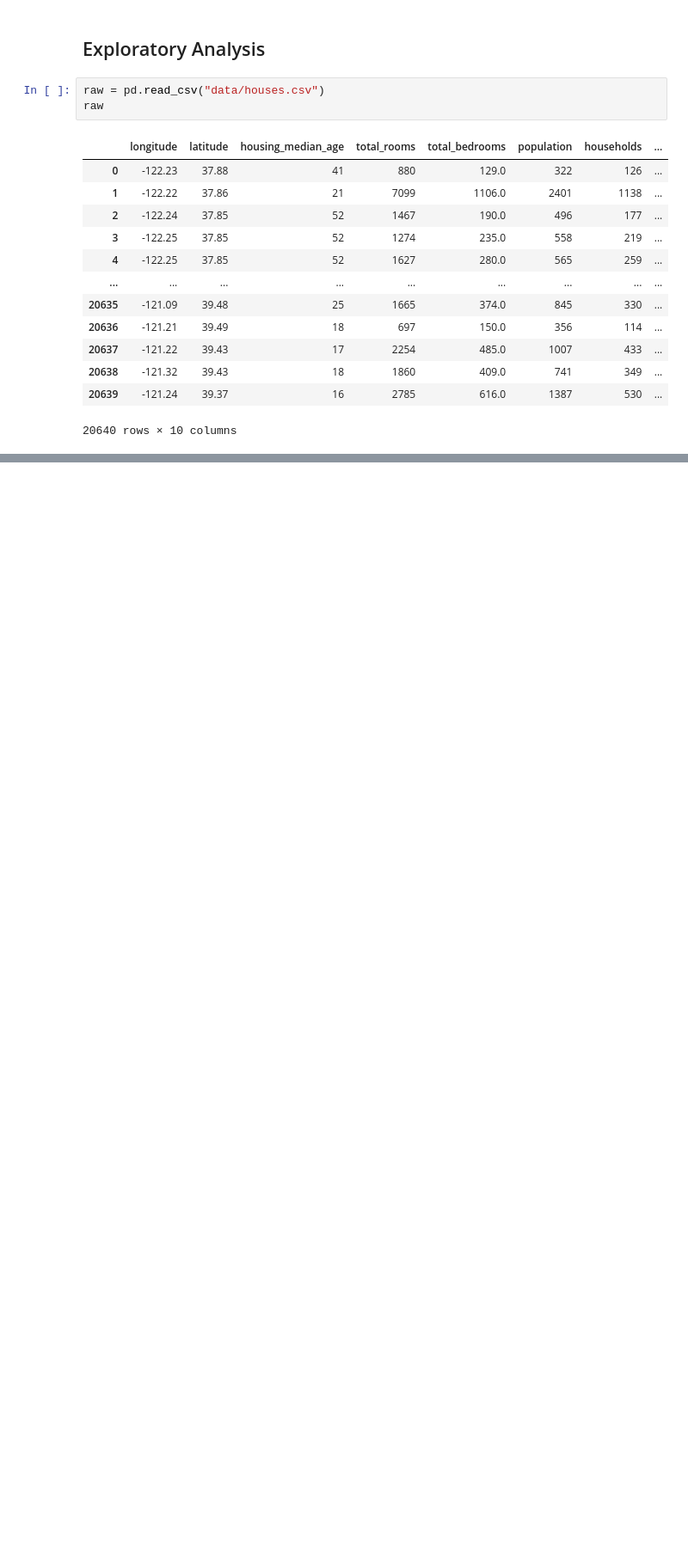
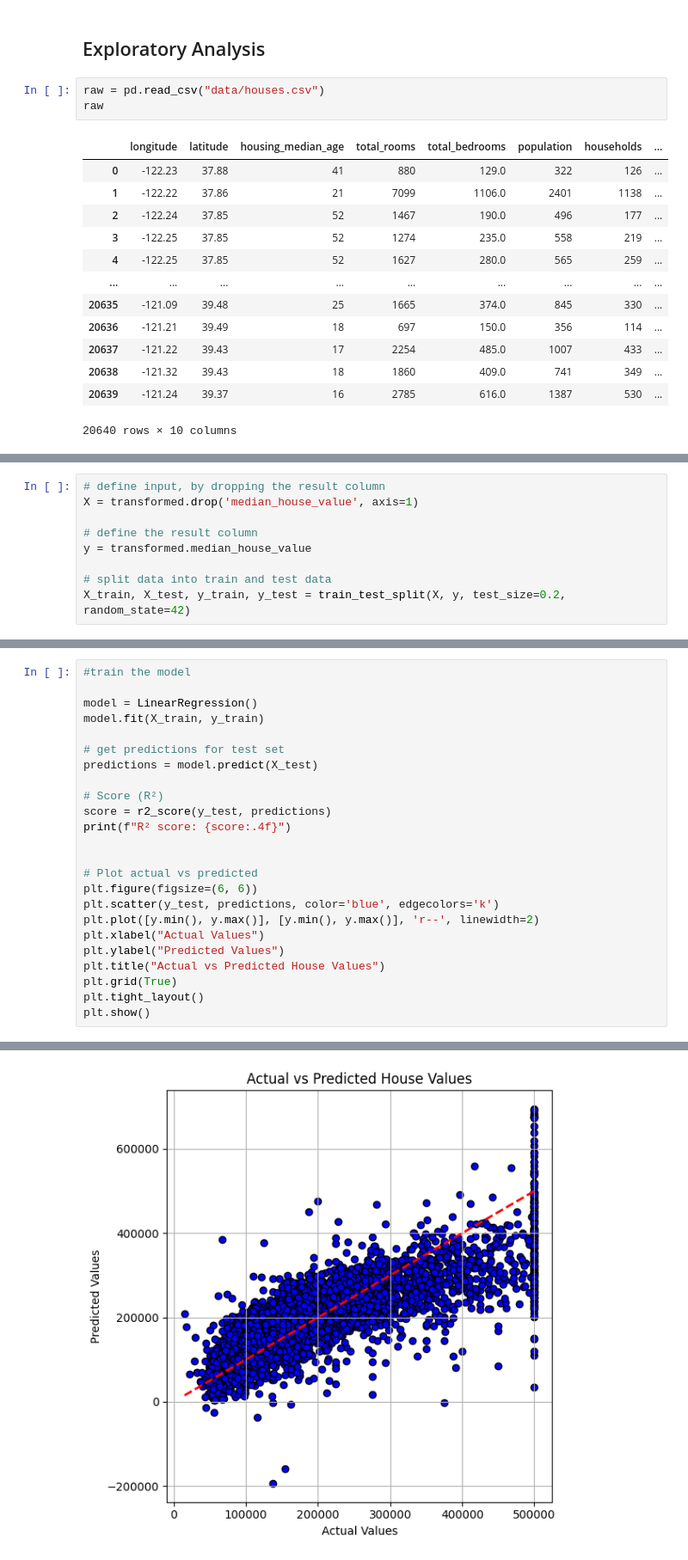
Before and after one commit to carlmig/linear-regression-house-prices, a Jupyter notebook: notebook.ipynb, the cells around one changed output, grey strips where cells are left out. Shown at 86% size. Saved outputs shown, nothing was run; the diff lists cells and outputs as text; blank space fills up the shorter version.

```diff
--- a/notebook.ipynb
+++ b/notebook.ipynb
@@ -32,0 +110,9 @@ raw
+# %%
+# define input, by dropping the result column
+X = transformed.drop('median_house_value', axis=1)
+
+# define the result column
+y = transformed.median_house_value
+
+# split data into train and test data
+X_train, X_test, y_train, y_test = train_test_split(X, y, test_size=0.2, random_state=42)
@@ -32,0 +121,25 @@ raw
+# %%
+#train the model
+
+model = LinearRegression()
+model.fit(X_train, y_train)
+
+# get predictions for test set
+predictions = model.predict(X_test)
+
+# Score (R²)
+score = r2_score(y_test, predictions)
+print(f"R² score: {score:.4f}")
+
+
+# Plot actual vs predicted
+plt.figure(figsize=(6, 6))
+plt.scatter(y_test, predictions, color='blue', edgecolors='k')
+plt.plot([y.min(), y.max()], [y.min(), y.max()], 'r--', linewidth=2)
+plt.xlabel("Actual Values")
+plt.ylabel("Predicted Values")
+plt.title("Actual vs Predicted House Values")
+plt.grid(True)
+plt.tight_layout()
+plt.show()
+# %% [output]
@@ -32,0 +149 @@ raw
+[figure, added]
```
Also changed, not shown: parts of 9 cells of this notebook, 3 other files.
